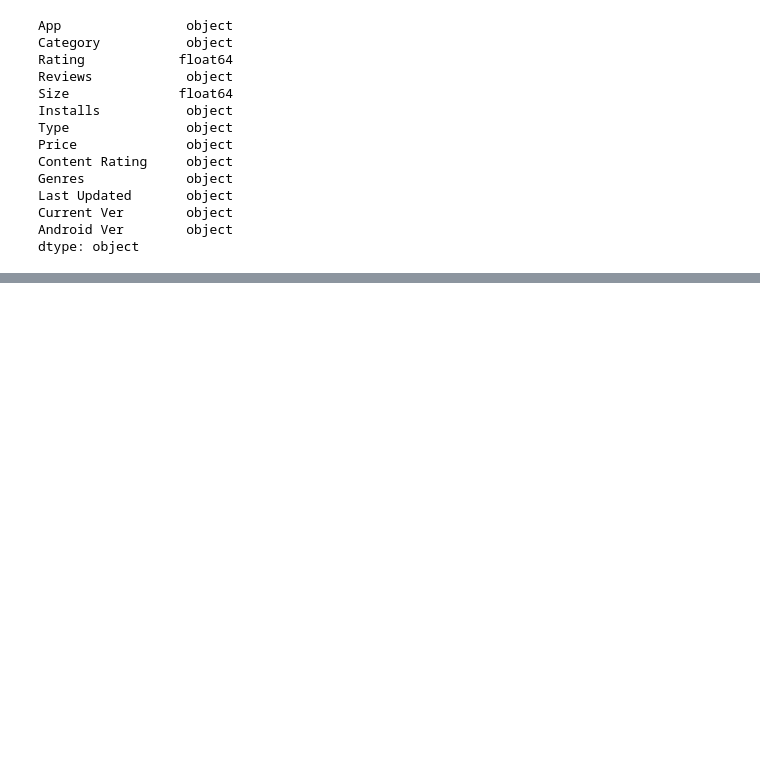
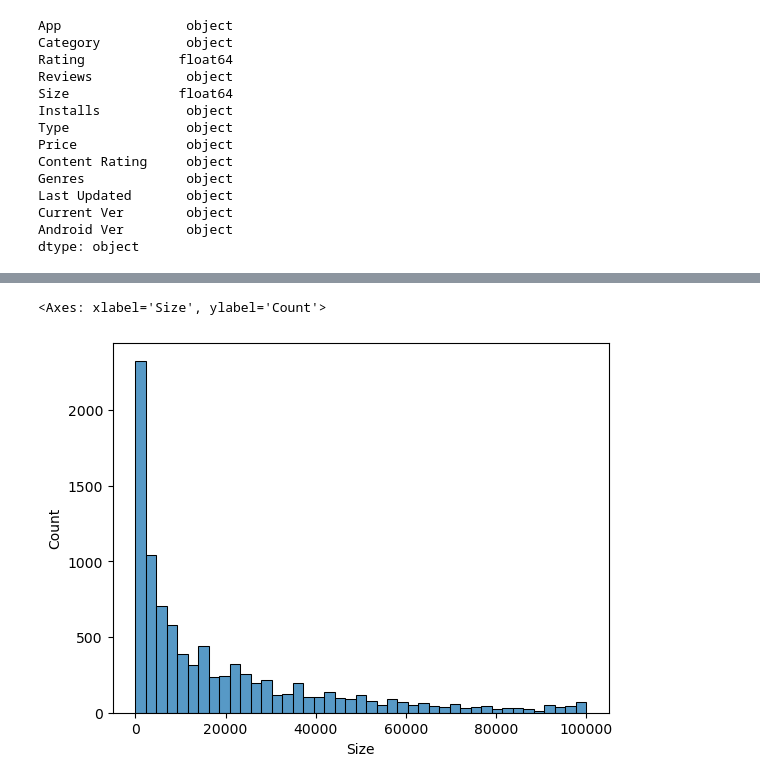
Before and after one commit to Navachetank/playstore_app_analysis, a Jupyter notebook: analysis.ipynb, the cells around one changed output, grey strips where cells are left out. Saved outputs shown, nothing was run; the diff lists cells and outputs as text; code cells hidden in the pictures; blank space fills up the shorter version.

```diff
--- a/analysis.ipynb
+++ b/analysis.ipynb
@@ -495,0 +568,7 @@ df
+# %%
+# Histogram for Size
+
+sns.histplot(df['Size'])
+# %% [output]
+<Axes: xlabel='Size', ylabel='Count'>
+[figure, added]
```
Also changed, not shown: parts of 58 cells of this notebook.
